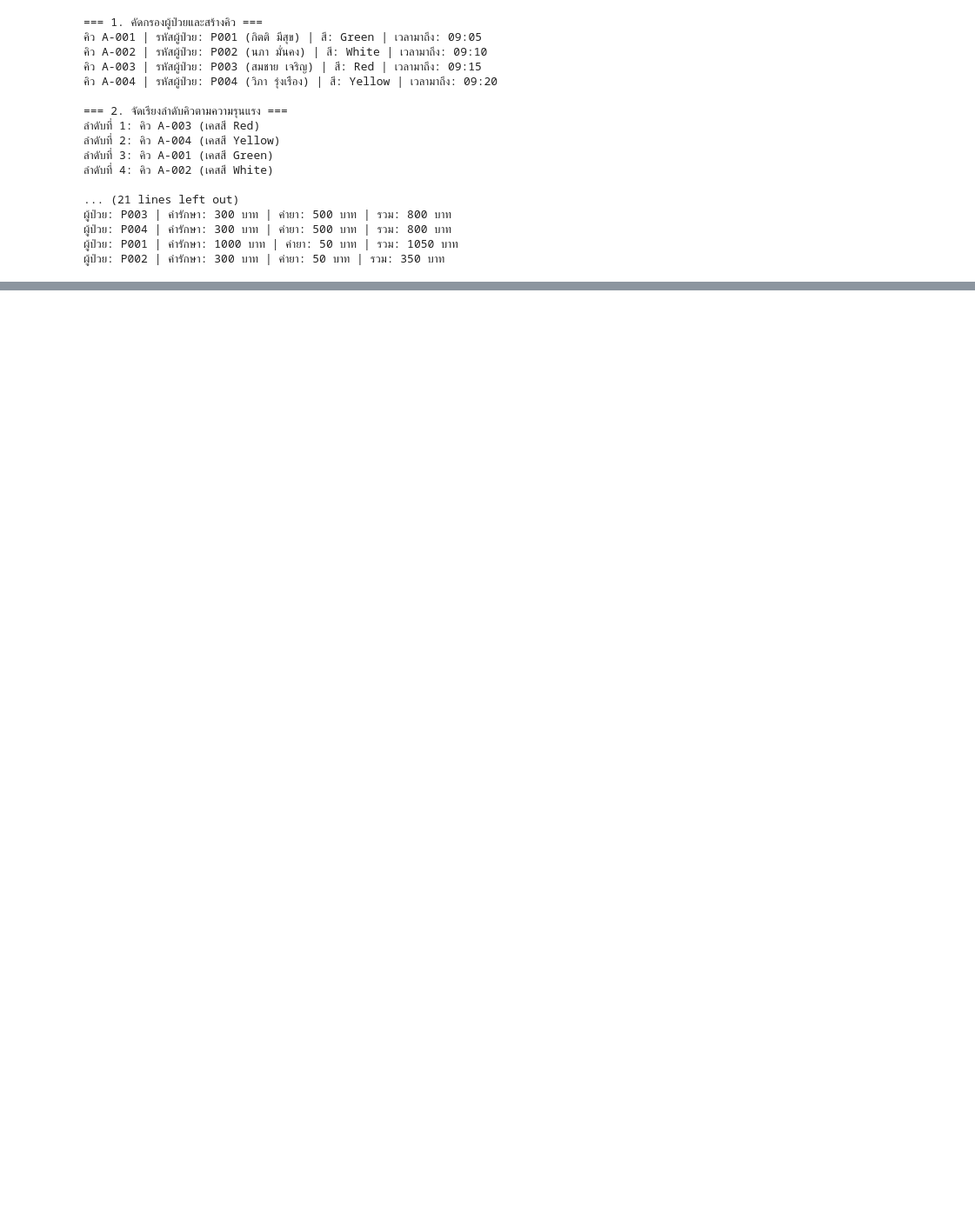
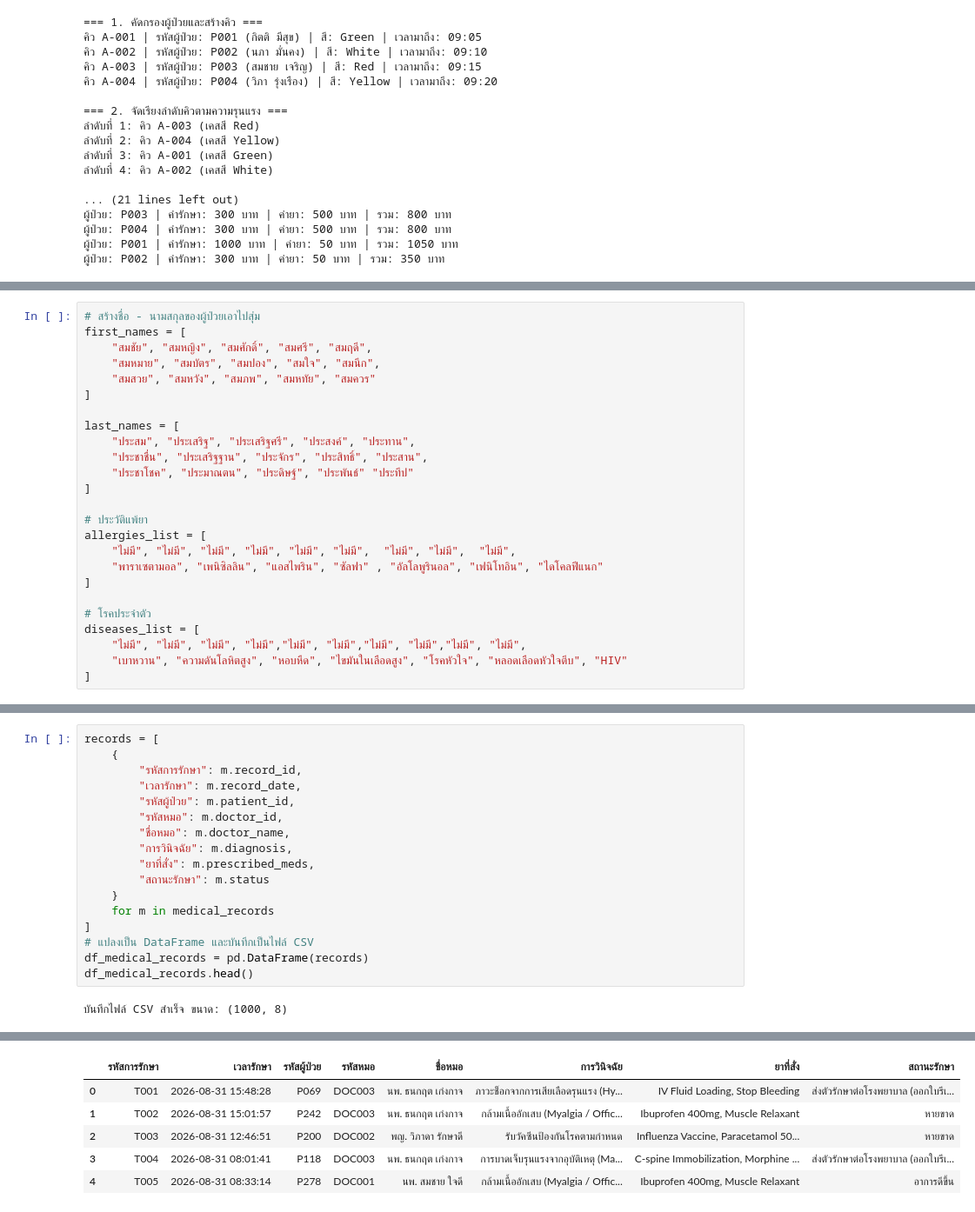
Before and after one commit to Nxpze/essencial-project1, a Jupyter notebook: Clinic_Python.ipynb, the cells around one changed output, grey strips where cells are left out. Shown at 87% size. Cells and saved outputs as stored; diff of their text form; blank space fills up the shorter version.

Commit message:
add patient, medical records and bills model

```diff
--- a/Clinic_Python.ipynb
+++ b/Clinic_Python.ipynb
@@ -305,0 +311,25 @@ for i, rec in enumerate(completed_records, 1):
+# %%
+# สร้างชื่อ - นามสกุลของผู้ป่วยเอาไปสุ่ม
+first_names = [
+    "สมชัย", "สมหญิง", "สมศักดิ์", "สมศรี", "สมฤดี",
+    "สมหมาย", "สมบัตร", "สมปอง", "สมใจ", "สมนึก",
+    "สมสวย", "สมหวัง", "สมภพ", "สมหทัย", "สมควร"
+]
+
+last_names = [
+    "ประสม", "ประเสริฐ", "ประเสริฐศรี", "ประสงค์", "ประทาน",
+    "ประชาชื่น", "ประเสริฐฐาน", "ประจักร", "ประสิทธิ์", "ประสาน",
+    "ประชาโชค", "ประมาณตน", "ประดิษฐ์", "ประพันธ์" "ประทีป"
+]
+
+# ประวัติแพ้ยา
+allergies_list = [
+    "ไม่มี", "ไม่มี", "ไม่มี", "ไม่มี", "ไม่มี", "ไม่มี",  "ไม่มี", "ไม่มี",  "ไม่มี",
+    "พาราเซตามอล", "เพนิซิลลิน", "แอสไพริน", "ซัลฟา" , "อัลโลพูรินอล", "เฟนิโทอิน", "ไดโคลฟีแนก"
+]
+
+# โรคประจำตัว
+diseases_list = [
+    "ไม่มี", "ไม่มี", "ไม่มี", "ไม่มี","ไม่มี", "ไม่มี","ไม่มี", "ไม่มี","ไม่มี", "ไม่มี",
+    "เบาหวาน", "ความดันโลหิตสูง", "หอบหืด", "ไขมันในเลือดสูง", "โรคหัวใจ", "หลอดเลือดหัวใจตีบ", "HIV"
+]
@@ -305,0 +575,19 @@ for i, rec in enumerate(completed_records, 1):
+# %%
+records = [
+    {
+        "รหัสการรักษา": m.record_id,
+        "เวลารักษา": m.record_date,
+        "รหัสผู้ป่วย": m.patient_id,
+        "รหัสหมอ": m.doctor_id,
+        "ชื่อหมอ": m.doctor_name,
+        "การวินิจฉัย": m.diagnosis,
+        "ยาที่สั่ง": m.prescribed_meds,
+        "สถานะรักษา": m.status
+    }
+    for m in medical_records
+]
+# แปลงเป็น DataFrame และบันทึกเป็นไฟล์ CSV
+df_medical_records = pd.DataFrame(records)
+df_medical_records.head()
+# %% [output]
+บันทึกไฟล์ CSV สำเร็จ ขนาด: (1000, 8)
@@ -305,0 +596,6 @@ for i, rec in enumerate(completed_records, 1):
+|  | รหัสการรักษา | เวลารักษา | รหัสผู้ป่วย | รหัสหมอ | ชื่อหมอ | การวินิจฉัย | ยาที่สั่ง | สถานะรักษา |
+| 0 | T001 | 2026-08-31 15:48:28 | P069 | DOC003 | นพ. ธนกฤต เก่งกาจ | ภาวะช็อกจากการเสียเลือดรุนแรง (Hy... | IV Fluid Loading, Stop Bleeding | ส่งตัวรักษาต่อโรงพยาบาล (ออกใบรีเ... |
+| 1 | T002 | 2026-08-31 15:01:57 | P242 | DOC003 | นพ. ธนกฤต เก่งกาจ | กล้ามเนื้ออักเสบ (Myalgia / Offic... | Ibuprofen 400mg, Muscle Relaxant | หายขาด |
+| 2 | T003 | 2026-08-31 12:46:51 | P200 | DOC002 | พญ. วิภาดา รักษาดี | รับวัคซีนป้องกันโรคตามกำหนด | Influenza Vaccine, Paracetamol 50... | หายขาด |
+| 3 | T004 | 2026-08-31 08:01:41 | P118 | DOC003 | นพ. ธนกฤต เก่งกาจ | การบาดเจ็บรุนแรงจากอุบัติเหตุ (Ma... | C-spine Immobilization, Morphine ... | ส่งตัวรักษาต่อโรงพยาบาล (ออกใบรีเ... |
+| 4 | T005 | 2026-08-31 08:33:14 | P278 | DOC001 | นพ. สมชาย ใจดี | กล้ามเนื้ออักเสบ (Myalgia / Offic... | Ibuprofen 400mg, Muscle Relaxant | อาการดีขึ้น |
```
Also changed, not shown: parts of 20 cells of this notebook.
